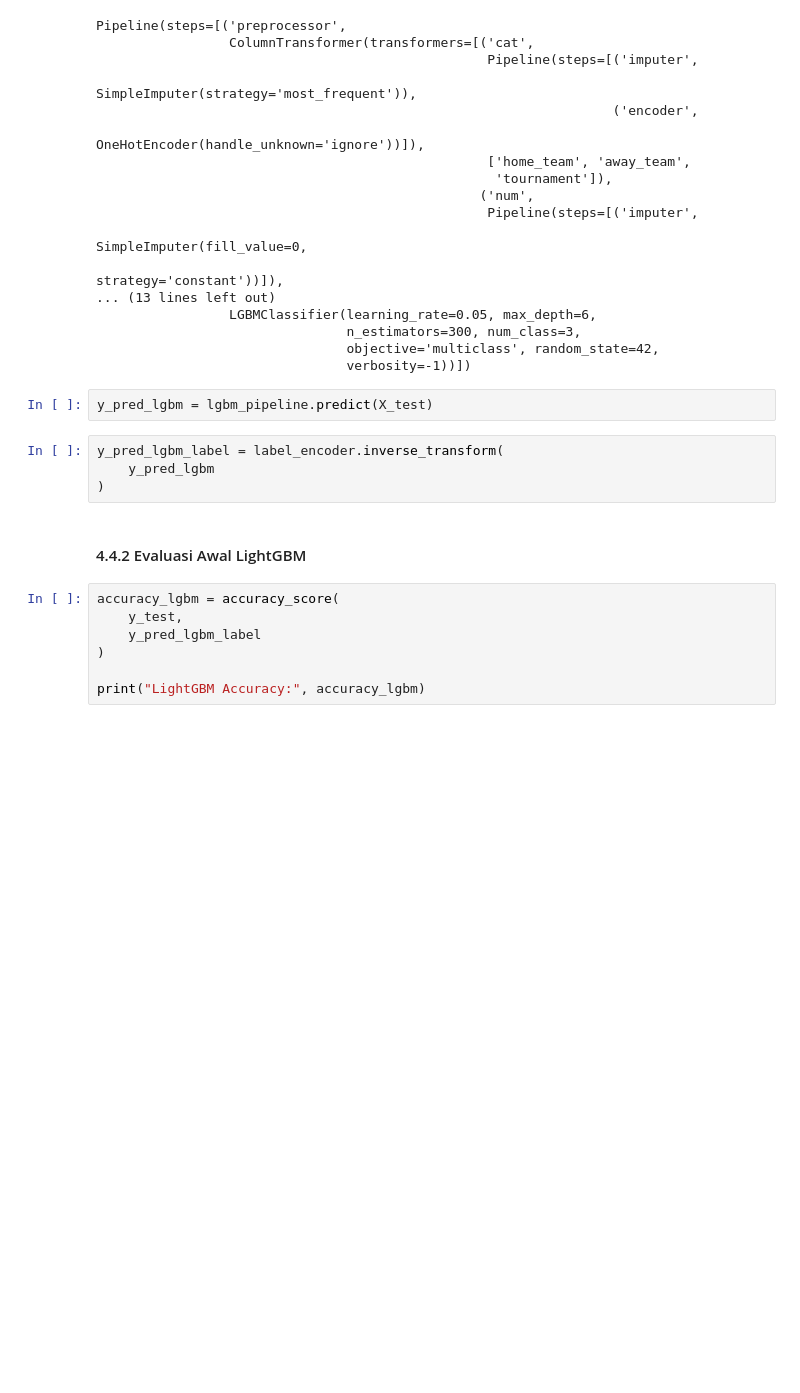
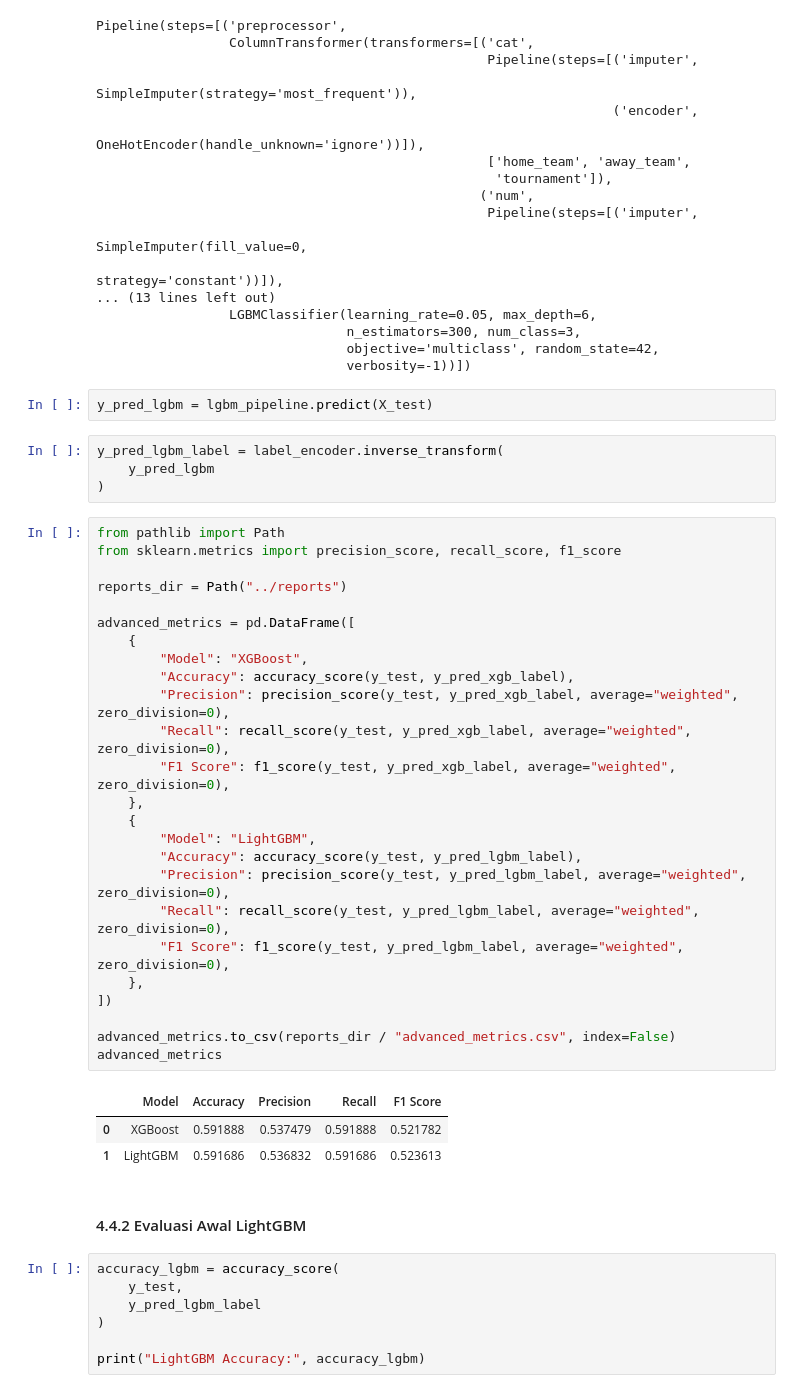
Before and after one commit to RyannPy/international-football-prediction, a Jupyter notebook: notebooks/11_advanced_modeling.ipynb, the cells around one changed output. Saved outputs shown, nothing was run; the diff lists cells and outputs as text; blank space fills up the shorter version.

```diff
--- a/notebooks/11_advanced_modeling.ipynb
+++ b/notebooks/11_advanced_modeling.ipynb
@@ -511,6 +511,35 @@ y_pred_lgbm = lgbm_pipeline.predict(X_test)
 y_pred_lgbm_label = label_encoder.inverse_transform(
     y_pred_lgbm
 )
+# %%
+from pathlib import Path
+from sklearn.metrics import precision_score, recall_score, f1_score
+
+reports_dir = Path("../reports")
+
+advanced_metrics = pd.DataFrame([
+    {
+        "Model": "XGBoost",
+        "Accuracy": accuracy_score(y_test, y_pred_xgb_label),
+        "Precision": precision_score(y_test, y_pred_xgb_label, average="weighted", zero_division=0),
+        "Recall": recall_score(y_test, y_pred_xgb_label, average="weighted", zero_division=0),
+        "F1 Score": f1_score(y_test, y_pred_xgb_label, average="weighted", zero_division=0),
+    },
+    {
+        "Model": "LightGBM",
+        "Accuracy": accuracy_score(y_test, y_pred_lgbm_label),
+        "Precision": precision_score(y_test, y_pred_lgbm_label, average="weighted", zero_division=0),
+        "Recall": recall_score(y_test, y_pred_lgbm_label, average="weighted", zero_division=0),
+        "F1 Score": f1_score(y_test, y_pred_lgbm_label, average="weighted", zero_division=0),
+    },
+])
+
+advanced_metrics.to_csv(reports_dir / "advanced_metrics.csv", index=False)
+advanced_metrics
+# %% [output]
+|  | Model | Accuracy | Precision | Recall | F1 Score |
+| 0 | XGBoost | 0.591888 | 0.537479 | 0.591888 | 0.521782 |
+| 1 | LightGBM | 0.591686 | 0.536832 | 0.591686 | 0.523613 |
 # %% [markdown]
 #### 4.4.2 Evaluasi Awal LightGBM
 # %%
```
Also changed, not shown: parts of 8 cells of this notebook, 1 other file.
